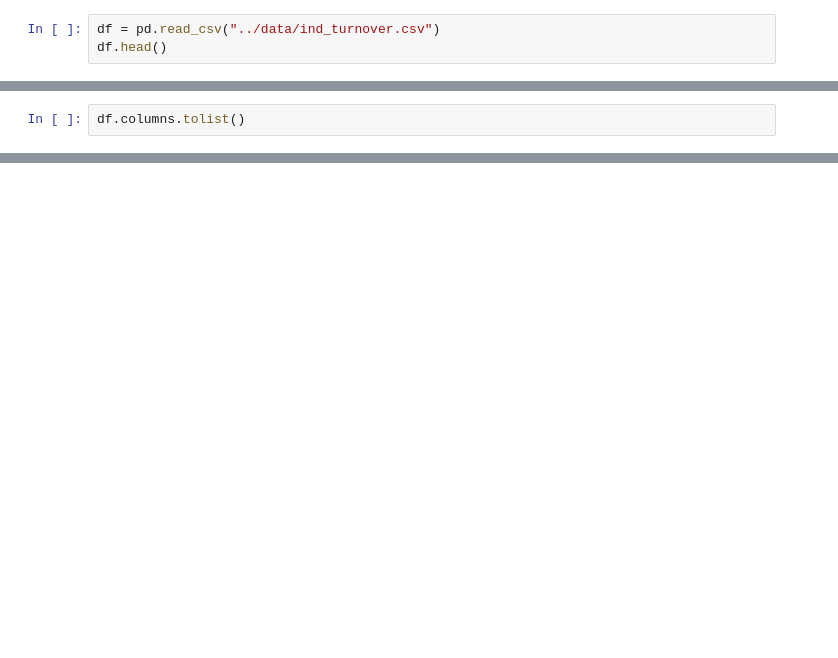
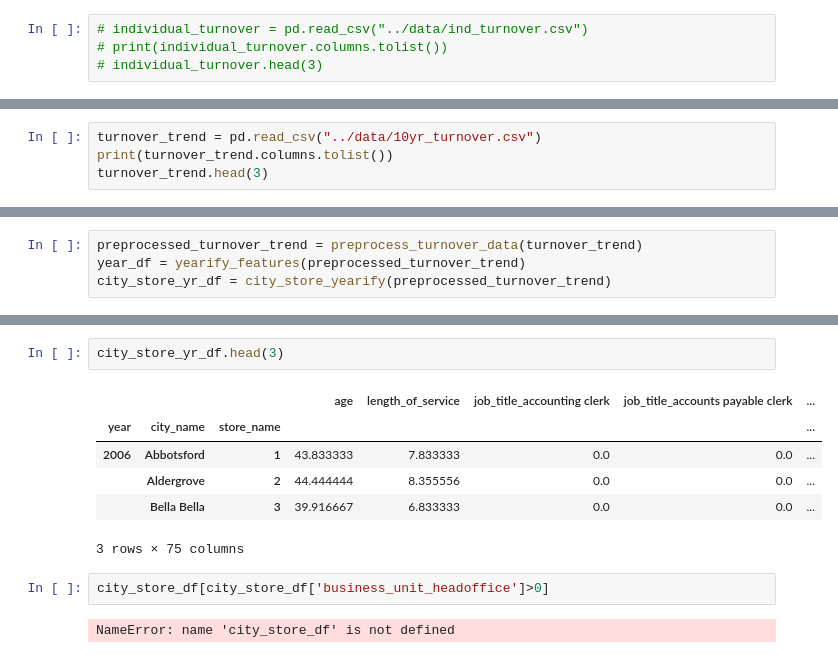
Before and after one commit to JeffTriemer/turnover, a Jupyter notebook: notebooks/eda.ipynb, the cells around one changed output, grey strips where cells are left out. Cells and saved outputs as stored; diff of their text form; blank space fills up the shorter version.

```diff
--- a/notebooks/eda.ipynb
+++ b/notebooks/eda.ipynb
@@ -3,3 +4,4 @@ import pandas as pd
 # %%
-df = pd.read_csv("../data/ind_turnover.csv")
-df.head()
+# individual_turnover = pd.read_csv("../data/ind_turnover.csv")
+# print(individual_turnover.columns.tolist())
+# individual_turnover.head(3)
@@ -14,3 +8,5 @@ df.head()
 # %%
-df.columns.tolist()
+turnover_trend = pd.read_csv("../data/10yr_turnover.csv")
+print(turnover_trend.columns.tolist())
+turnover_trend.head(3)
 # %% [output]
@@ -33,0 +65,4 @@ df.columns.tolist()
+# %%
+preprocessed_turnover_trend = preprocess_turnover_data(turnover_trend)
+year_df = yearify_features(preprocessed_turnover_trend)
+city_store_yr_df = city_store_yearify(preprocessed_turnover_trend)
@@ -33,0 +86,13 @@ df.columns.tolist()
+# %%
+city_store_yr_df.head(3)
+# %% [output]
+|  |  |  | age | length_of_service | job_title_accounting clerk | job_title_accounts payable clerk | ... |
+| year | city_name | store_name |  |  |  |  | ... |
+| 2006 | Abbotsford | 1 | 43.833333 | 7.833333 | 0.0 | 0.0 | ... |
+|  | Aldergrove | 2 | 44.444444 | 8.355556 | 0.0 | 0.0 | ... |
+|  | Bella Bella | 3 | 39.916667 | 6.833333 | 0.0 | 0.0 | ... |
+3 rows × 75 columns
+# %%
+city_store_df[city_store_df['business_unit_headoffice']>0]
+# %% [output]
+NameError: name 'city_store_df' is not defined
```
Also changed, not shown: parts of 14 cells of this notebook, 1 other file.
